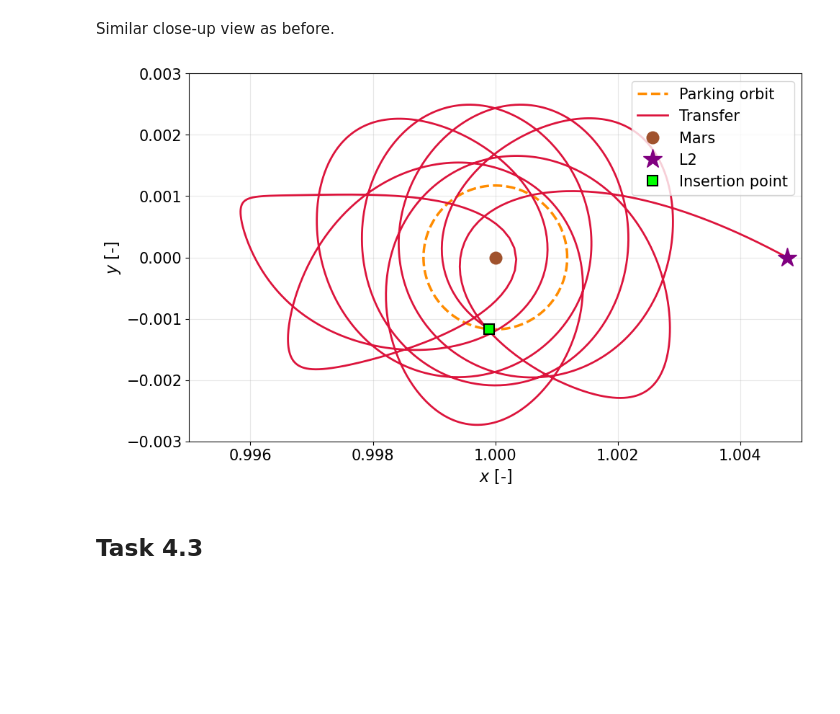
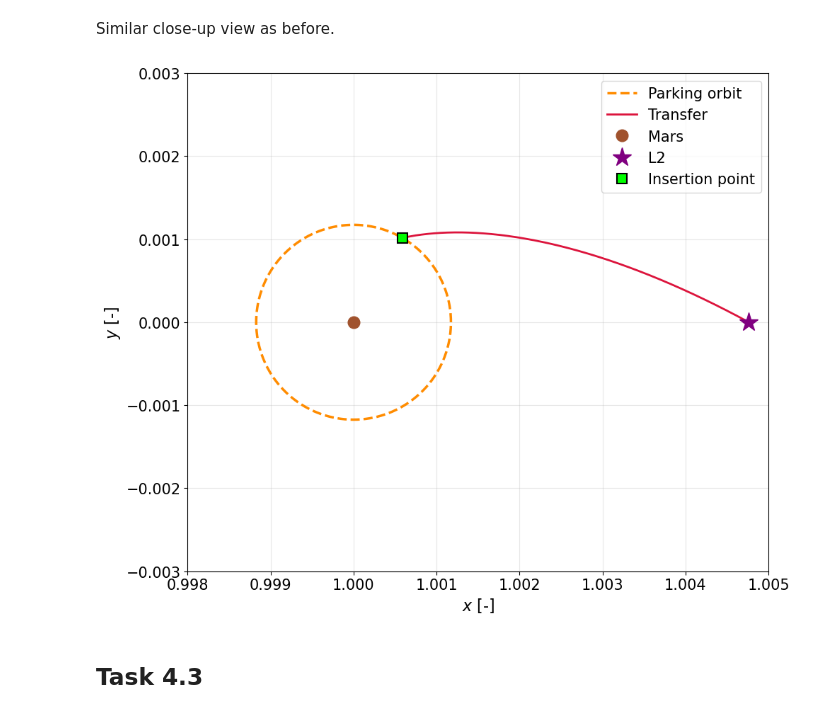
Before and after one commit to ismaelgallolopez/MIMOSA-special-topics-astrodynamics, a Jupyter notebook: code/wps/wp4.ipynb, the cells around one changed output. Cells and saved outputs as stored; diff of their text form; code cells hidden in the pictures; blank space fills up the shorter version.

Commit message:
changed results to reflect only 1st crossing in plots and timeline of the mission

```diff
--- a/code/wps/wp4.ipynb
+++ b/code/wps/wp4.ipynb
@@ -313,43 +313,43 @@ Similar close-up view as before.
 # %%
 fig, ax = plt.subplots(figsize=(10, 10))
 
-t_intersection = t_cross_unstable_minus[idx_min]
+t_intersection = t_cross_unstable_minus[0]
 
 t_transfer = np.linspace(0, t_intersection, 3000)
 traj_transfer = sol_unstable_minus.sol(t_transfer)
 
 theta = np.linspace(0, 2*np.pi, 300)
 parking_orbit_x = x_mars + radius_parking * np.cos(theta)
 parking_orbit_y = radius_parking * np.sin(theta)
 
-intersection_x = states_cross_unstable_minus[idx_min, 0] + x_mars
-intersection_y = states_cross_unstable_minus[idx_min, 1]
+intersection_x = states_cross_unstable_minus[0, 0] + x_mars
+intersection_y = states_cross_unstable_minus[0, 1]
 
 ax.plot(parking_orbit_x, parking_orbit_y, color='darkorange', lw=2.5,
         ls='--', label='Parking orbit', zorder=2)
 ax.plot(traj_transfer[0], traj_transfer[1], color='crimson', lw=2.0,
         label='Transfer', zorder=3)
 ax.plot(x_mars, 0, 'o', color='sienna', ms=12, label='Mars', zorder=4)
 ax.plot(L2_mars, 0.0, '*', color='purple', ms=20,
         label='L2', zorder=5)
 ax.plot(intersection_x, intersection_y, 's', color='lime', ms=10,
         label='Insertion point', zorder=6, markeredgecolor='black', markeredgewidth=1.5)
 
-ax.set_xlim(0.995, 1.005)
+ax.set_xlim(0.998, 1.005)
 ax.set_ylim(-0.003, 0.003)
 ax.set_xlabel(r'$x$ [-]', fontsize=FONTSIZE_XLABEL_YLABEL)
 ax.set_ylabel(r'$y$ [-]', fontsize=FONTSIZE_XLABEL_YLABEL)
 # ax.set_title('Transfer from L2 to Mars Parking Orbit', fontsize=FONTSIZE_TITLE)
 ax.set_aspect('equal')
 ax.tick_params(labelsize=FONTSIZE_TICKS)
 ax.legend(fontsize=FONTSIZE_LEGEND, loc='best')
 ax.grid(True, alpha=0.3)
 
 plt.tight_layout()
 plt.savefig('figures/wp4_transfer_closeup.pdf', dpi=150, bbox_inches='tight')
 plt.show()
 # %% [output]
-[figure, old version]
+[figure, new version]
 # %% [markdown]
 ## Task 4.3
 # %% [markdown]
```
Also changed, not shown: parts of 6 cells of this notebook, 8 other files.
